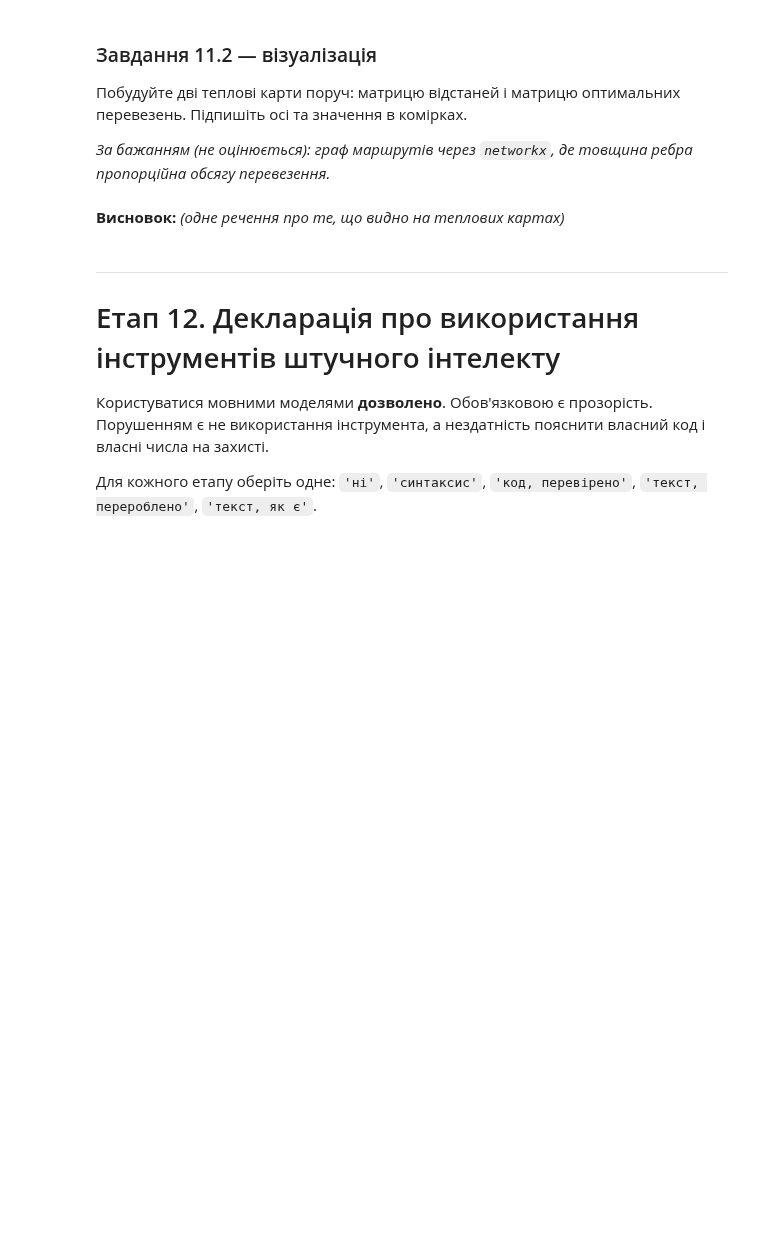
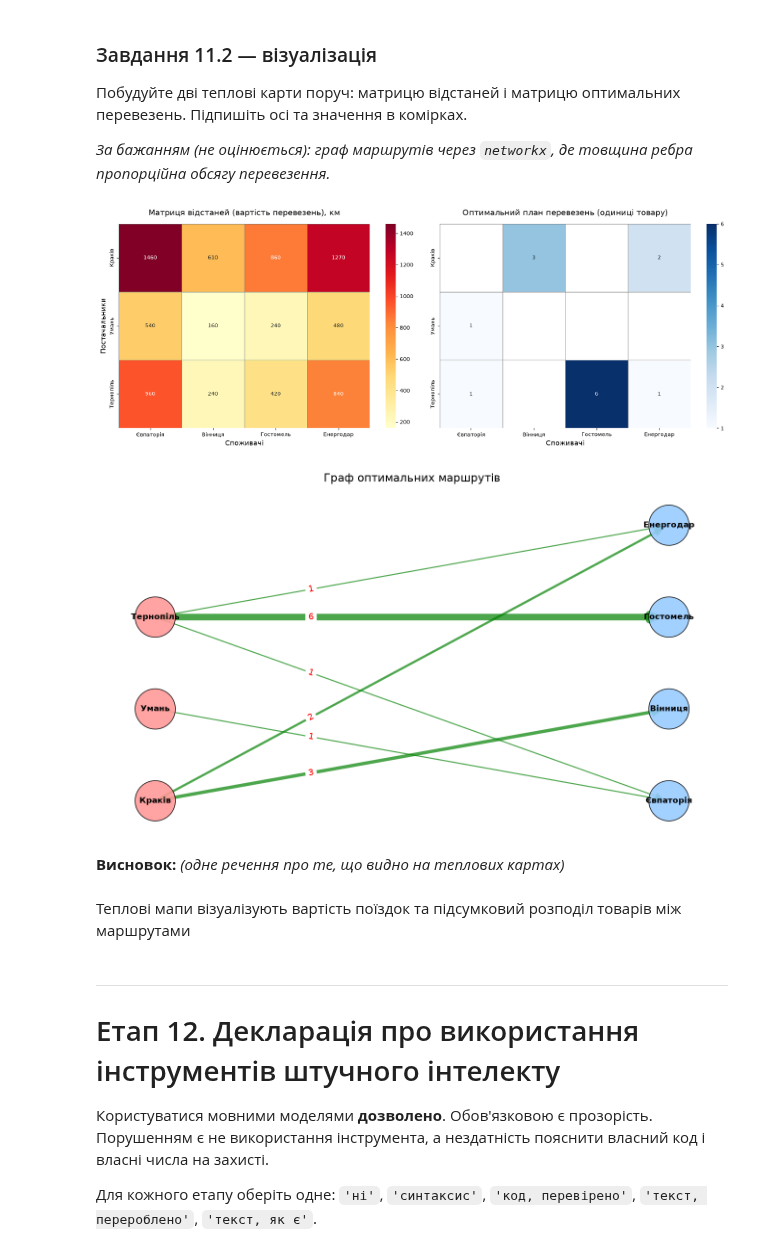
Before and after one commit to Yevhen-bot/Vis-lab1, a Jupyter notebook: lab2/ЛР2_завдання_студенту.ipynb, the cells around one changed output. Drawn from its saved outputs; the diff is of its cells as text; code cells hidden in the pictures; blank space fills up the shorter version.

```diff
--- a/lab2/ЛР2_завдання_студенту.ipynb
+++ b/lab2/ЛР2_завдання_студенту.ipynb
@@ -341,11 +463,15 @@ print('Етап 7 пройдено')
 > **не матиме розв'язку взагалі**. Це не помилка Python — це властивість моделі.
 # %%
 # ВАШ КОД — впишіть свої дані
-постачальники = []            # напр. ['Шостка', 'Енергодар', 'Вінниця']
-споживачі     = []            # напр. ['Тернопіль', 'Афанасіївка', 'Рівне', 'Апостолове']
-D = np.array([])              # матриця відстаней 3 x 4, км
-запас = []                    # 3 числа
-попит = []                    # 4 числа
+постачальники = ["Краків", "Умань", "Тернопіль"]            # напр. ['Шостка', 'Енергодар', 'Вінниця']
+споживачі     = ["Євпаторія", "Вінниця", "Гостомель", "Енергодар"]            # напр. ['Тернопіль', 'Афанасіївка', 'Рівне', 'Апостолове']
+D = np.array([
+    [1460, 610, 860, 1270],
+    [540,  160, 240, 480],
+    [960,  240, 420, 840]
+])              # матриця відстаней 3 x 4, км
+запас = [5, 1, 8]                    # 3 числа
+попит = [2, 3, 6, 3]                    # 4 числа
 
 assert len(постачальники) == 3 and len(споживачі) == 4, 'потрібно 3 постачальники і 4 споживачі'
 assert D.shape == (3, 4), 'матриця відстаней має бути 3 x 4'
@@ -411,8 +662,73 @@ pd.DataFrame(D, index=постачальники, columns=споживачі)
 пропорційна обсягу перевезення.*
 # %%
 # ВАШ КОД
+import seaborn as sns
+import networkx as nx
+
+plan = res.x.reshape(3, 4)
+df_plan = pd.DataFrame(plan, index=постачальники, columns=споживачі)
+df_D = pd.DataFrame(D, index=постачальники, columns=споживачі)
+
+fig, axes = plt.subplots(1, 2, figsize=(16, 6))
+
+sns.heatmap(df_D, annot=True, fmt="d", cmap="YlOrRd", cbar=True, ax=axes[0],
+            linewidths=0.5, linecolor='gray')
+axes[0].set_title('Матриця відстаней (вартість перевезень), км', fontsize=14, pad=15)
+axes[0].set_ylabel('Постачальники', fontsize=12)
+axes[0].set_xlabel('Споживачі', fontsize=12)
+
+mask = plan == 0
+sns.heatmap(df_plan, annot=True, fmt="g", cmap="Blues", cbar=True, ax=axes[1],
+            linewidths=0.5, linecolor='gray', mask=mask)
+axes[1].set_title('Оптимальний план перевезень (одиниці товару)', fontsize=14, pad=15)
+axes[1].set_ylabel('')
+axes[1].set_xlabel('Споживачі', fontsize=12)
+
+plt.tight_layout()
+plt.show()
+
+
+plt.figure(figsize=(12, 7))
+G = nx.DiGraph()
+
+for p in постачальники: G.add_node(p, bipartite=0)
+for c in споживачі: G.add_node(c, bipartite=1)
+
+edges = []
+weights = []
+for i, p in enumerate(постачальники):
+    for j, c in enumerate(споживачі):
+        if plan[i, j] > 0:
+            G.add_edge(p, c, weight=plan[i, j])
+            edges.append((p, c))
+            weights.append(plan[i, j])
+
+pos = {}
+pos.update((node, (1, index)) for index, node in enumerate(постачальники))
+pos.update((node, (2, index)) for index, node in enumerate(споживачі))
+
+nx.draw_networkx_nodes(G, pos, node_color=['#ff9999' if n in постачальники else '#99ccff' for n in G.nodes()],
+                       node_size=3000, alpha=0.9, edgecolors='black')
+nx.draw_networkx_labels(G, pos, font_size=11, font_weight="bold")
+
+edge_widths = [w * 1.5 for w in weights]
+nx.draw_networkx_edges(G, pos, edgelist=edges, width=edge_widths,
+                       edge_color='green', arrowsize=20, alpha=0.7)
+
+edge_labels = {(u, v): f"{d['weight']:g}" for u, v, d in G.edges(data=True)}
+nx.draw_networkx_edge_labels(G, pos, edge_labels=edge_labels, font_color='red', font_size=12, label_pos=0.3)
+
+plt.title('Граф оптимальних маршрутів', fontsize=15, pad=20)
+plt.axis('off')
+plt.tight_layout()
+plt.show()
+# %% [output]
+[figure, added]
+[figure, added]
 # %% [markdown]
 **Висновок:** *(одне речення про те, що видно на теплових картах)*
+# %% [markdown]
+Теплові мапи візуалізують вартість поїздок та підсумковий розподіл товарів між маршрутами
 # %% [markdown]
 ---
 # Етап 12. Декларація про використання інструментів штучного інтелекту
```
Also changed, not shown: parts of 32 cells of this notebook, 1 other file.
